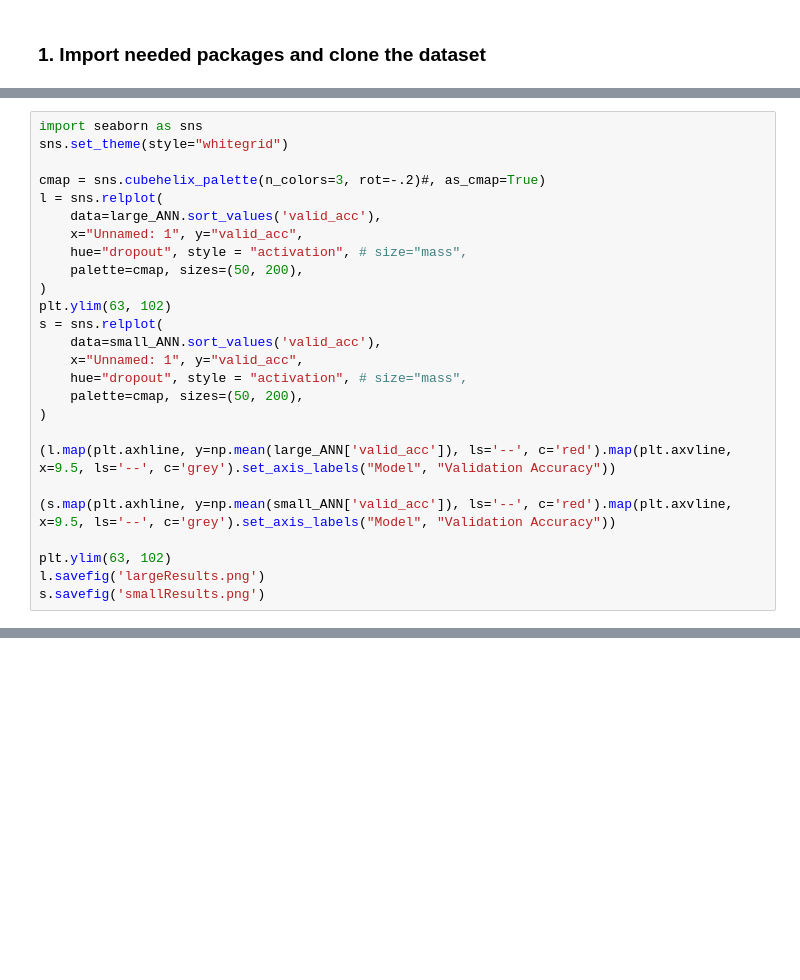
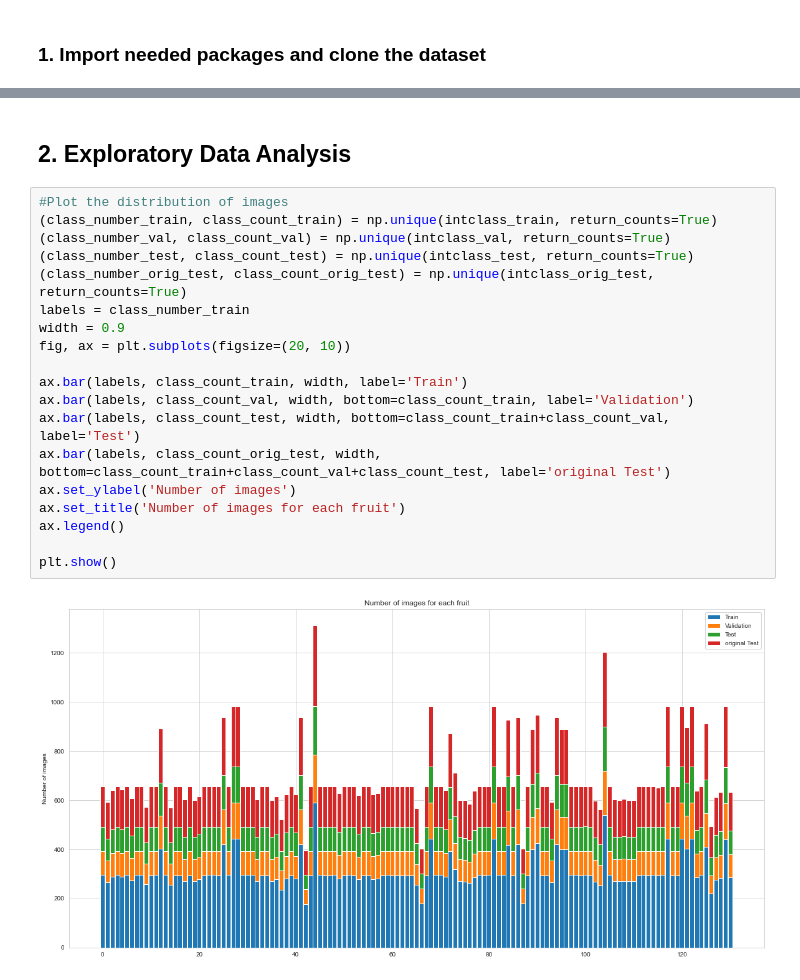
Before and after one commit to AdrianoGomes99/ImageClassification, a Jupyter notebook: CNN.ipynb, the cells around one changed output, grey strips where cells are left out. Drawn from its saved outputs; the diff is of its cells as text; blank space fills up the shorter version.

```diff
--- a/CNN.ipynb
+++ b/CNN.ipynb
@@ -227,26 +2,0 @@ large_ANN
-# %%
-import seaborn as sns
-sns.set_theme(style="whitegrid")
-
-cmap = sns.cubehelix_palette(n_colors=3, rot=-.2)#, as_cmap=True)
-l = sns.relplot(
-    data=large_ANN.sort_values('valid_acc'),
-    x="Unnamed: 1", y="valid_acc",
-    hue="dropout", style = "activation", # size="mass",
-    palette=cmap, sizes=(50, 200),
-)
-plt.ylim(63, 102)
-s = sns.relplot(
-    data=small_ANN.sort_values('valid_acc'),
-    x="Unnamed: 1", y="valid_acc",
-    hue="dropout", style = "activation", # size="mass",
-    palette=cmap, sizes=(50, 200),
-)
-
-(l.map(plt.axhline, y=np.mean(large_ANN['valid_acc']), ls='--', c='red').map(plt.axvline, x=9.5, ls='--', c='grey').set_axis_labels("Model", "Validation Accuracy"))
-
-(s.map(plt.axhline, y=np.mean(small_ANN['valid_acc']), ls='--', c='red').map(plt.axvline, x=9.5, ls='--', c='grey').set_axis_labels("Model", "Validation Accuracy"))
-
-plt.ylim(63, 102)
-l.savefig('largeResults.png')
-s.savefig('smallResults.png')
@@ -1541,0 +99,23 @@ plt.savefig('bestANNloss.png')
+# %% [markdown]
+## 2. Exploratory Data Analysis
+# %%
+#Plot the distribution of images
+(class_number_train, class_count_train) = np.unique(intclass_train, return_counts=True)
+(class_number_val, class_count_val) = np.unique(intclass_val, return_counts=True)
+(class_number_test, class_count_test) = np.unique(intclass_test, return_counts=True)
+(class_number_orig_test, class_count_orig_test) = np.unique(intclass_orig_test, return_counts=True)
+labels = class_number_train
+width = 0.9
+fig, ax = plt.subplots(figsize=(20, 10))
+
+ax.bar(labels, class_count_train, width, label='Train')
+ax.bar(labels, class_count_val, width, bottom=class_count_train, label='Validation')
+ax.bar(labels, class_count_test, width, bottom=class_count_train+class_count_val, label='Test')
+ax.bar(labels, class_count_orig_test, width, bottom=class_count_train+class_count_val+class_count_test, label='original Test')
+ax.set_ylabel('Number of images')
+ax.set_title('Number of images for each fruit')
+ax.legend()
+
+plt.show()
+# %% [output]
+[figure, added]
```
Also changed, not shown: parts of 77 cells of this notebook.
